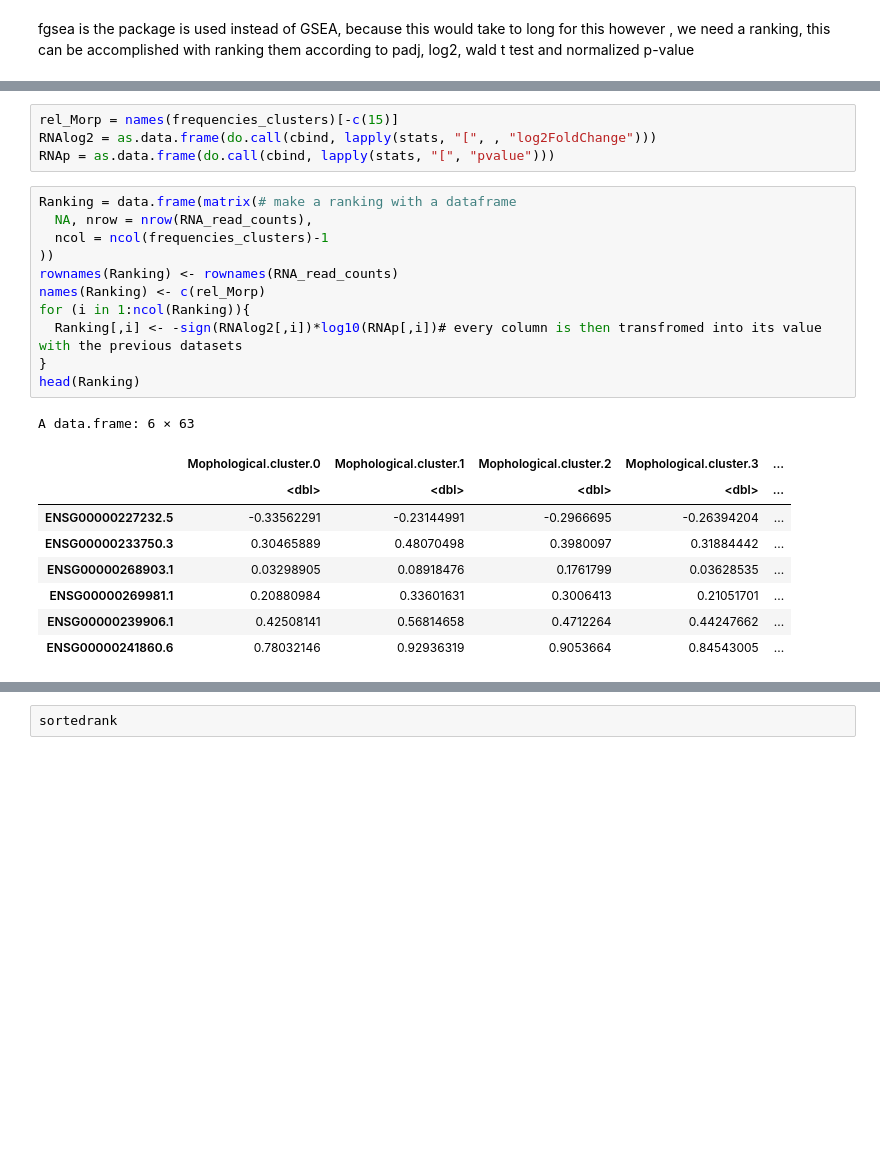
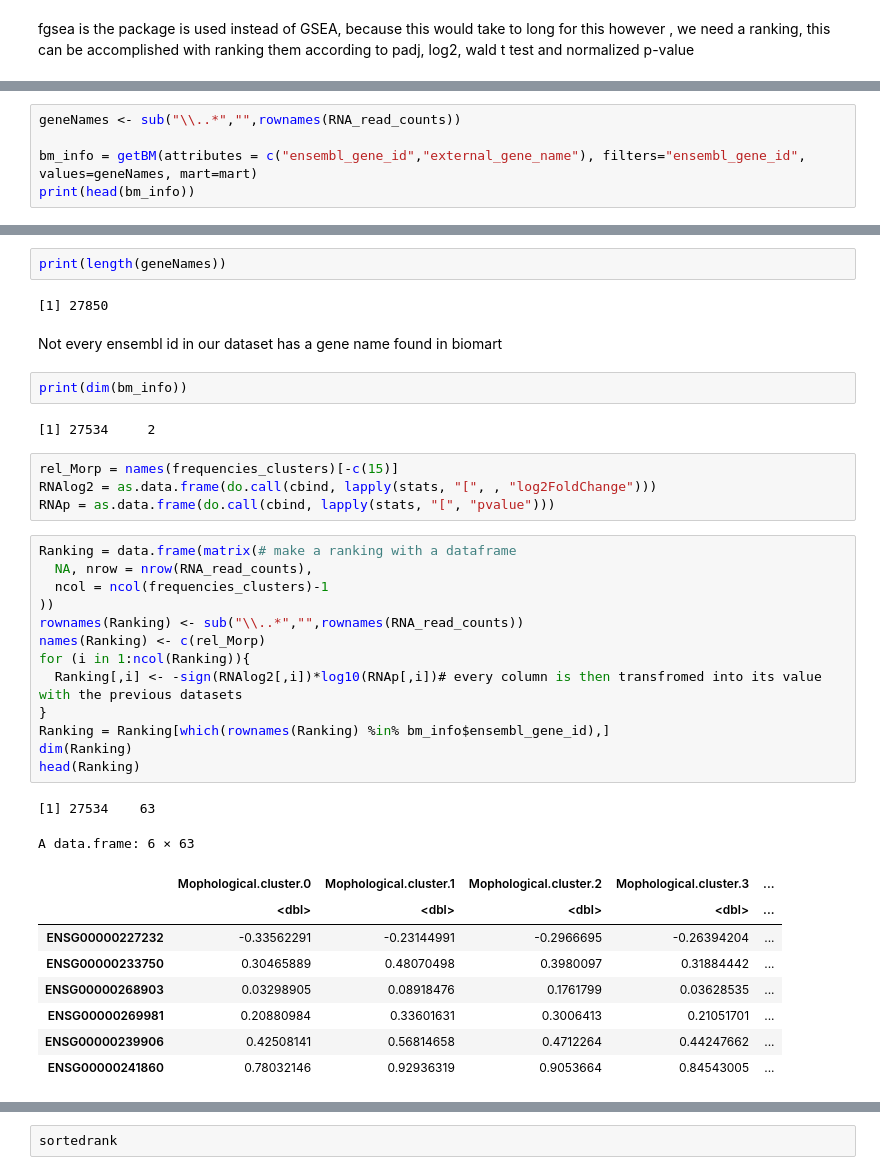
Before and after one commit to fstrijth/Functional-genomics-Karolien-Daan-Fien, a Jupyter notebook: Project_BINF_F402_group_2_R.ipynb, the cells around one changed output, grey strips where cells are left out. Cells and saved outputs as stored; diff of their text form; blank space fills up the shorter version.

Commit message:
3.2 - looking up gene names in biomart

```diff
--- a/Project_BINF_F402_group_2_R.ipynb
+++ b/Project_BINF_F402_group_2_R.ipynb
@@ -1324,0 +1316,5 @@ geneNames <- RNA_read_counts[,1][MADvector >= 1.5]
+# %%
+geneNames <- sub("\\..*","",rownames(RNA_read_counts))
+
+bm_info = getBM(attributes = c("ensembl_gene_id","external_gene_name"), filters="ensembl_gene_id", values=geneNames, mart=mart)
+print(head(bm_info))
@@ -1325,3 +1329,13 @@ geneNames <- RNA_read_counts[,1][MADvector >= 1.5]
+# %%
+print(length(geneNames))
+# %% [output]
+[1] 27850
+# %% [markdown]
+Not every ensembl id in our dataset has a gene name found in biomart
+# %%
+print(dim(bm_info))
+# %% [output]
+[1] 27534     2
 # %%
 rel_Morp = names(frequencies_clusters)[-c(15)]
 RNAlog2 = as.data.frame(do.call(cbind, lapply(stats, "[", , "log2FoldChange")))
@@ -1329,21 +1343,24 @@ RNAp = as.data.frame(do.call(cbind, lapply(stats, "[", "pvalue")))
 # %%
 Ranking = data.frame(matrix(# make a ranking with a dataframe
   NA, nrow = nrow(RNA_read_counts),
   ncol = ncol(frequencies_clusters)-1
 ))
-rownames(Ranking) <- rownames(RNA_read_counts)
+rownames(Ranking) <- sub("\\..*","",rownames(RNA_read_counts))
 names(Ranking) <- c(rel_Morp)
 for (i in 1:ncol(Ranking)){
   Ranking[,i] <- -sign(RNAlog2[,i])*log10(RNAp[,i])# every column is then transfromed into its value with the previous datasets
 }
+Ranking = Ranking[which(rownames(Ranking) %in% bm_info$ensembl_gene_id),]
+dim(Ranking)
 head(Ranking)
 # %% [output]
-A data.frame: 6 × 63
+[1] 27534    63
+A data.frame: 6 × 63
 |  | Mophological.cluster.0 | Mophological.cluster.1 | Mophological.cluster.2 | Mophological.cluster.3 | ... |
 |  | <dbl> | <dbl> | <dbl> | <dbl> | ... |
-| ENSG00000227232.5 | -0.33562291 | -0.23144991 | -0.2966695 | -0.26394204 | ... |
-| ENSG00000233750.3 | 0.30465889 | 0.48070498 | 0.3980097 | 0.31884442 | ... |
-| ENSG00000268903.1 | 0.03298905 | 0.08918476 | 0.1761799 | 0.03628535 | ... |
-| ENSG00000269981.1 | 0.20880984 | 0.33601631 | 0.3006413 | 0.21051701 | ... |
-| ENSG00000239906.1 | 0.42508141 | 0.56814658 | 0.4712264 | 0.44247662 | ... |
-| ENSG00000241860.6 | 0.78032146 | 0.92936319 | 0.9053664 | 0.84543005 | ... |
+| ENSG00000227232 | -0.33562291 | -0.23144991 | -0.2966695 | -0.26394204 | ... |
+| ENSG00000233750 | 0.30465889 | 0.48070498 | 0.3980097 | 0.31884442 | ... |
+| ENSG00000268903 | 0.03298905 | 0.08918476 | 0.1761799 | 0.03628535 | ... |
+| ENSG00000269981 | 0.20880984 | 0.33601631 | 0.3006413 | 0.21051701 | ... |
+| ENSG00000239906 | 0.42508141 | 0.56814658 | 0.4712264 | 0.44247662 | ... |
+| ENSG00000241860 | 0.78032146 | 0.92936319 | 0.9053664 | 0.84543005 | ... |
```
Also changed, not shown: parts of 9 cells of this notebook.
